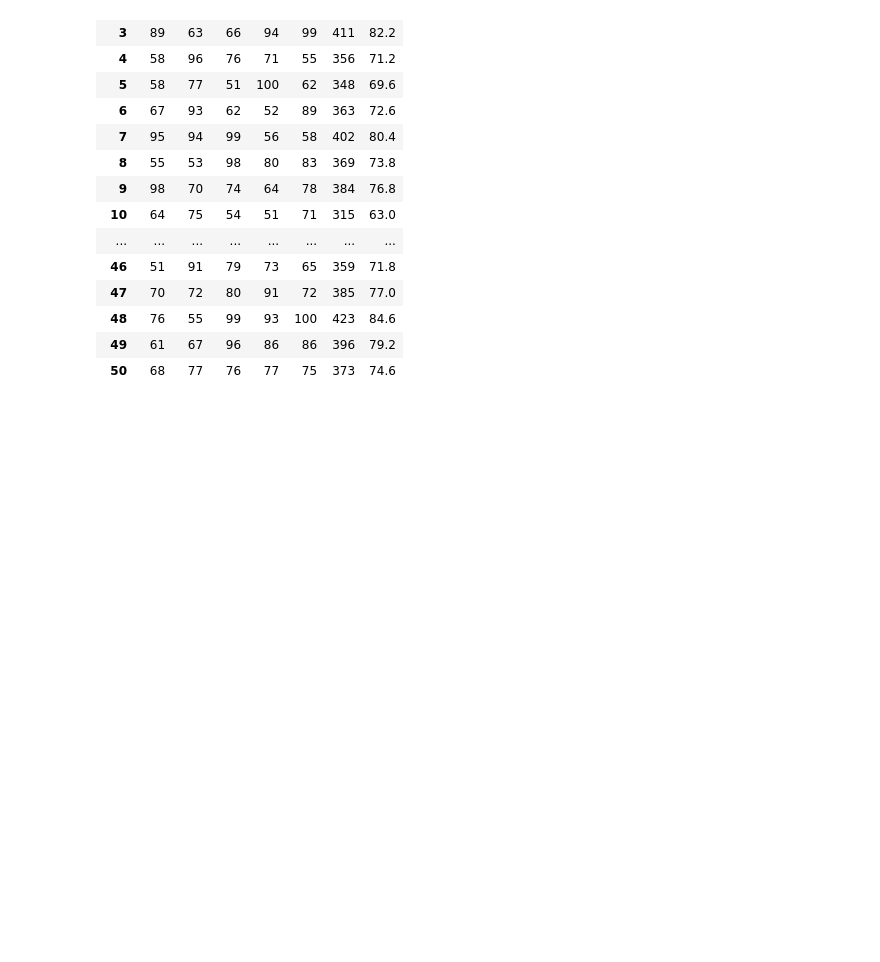
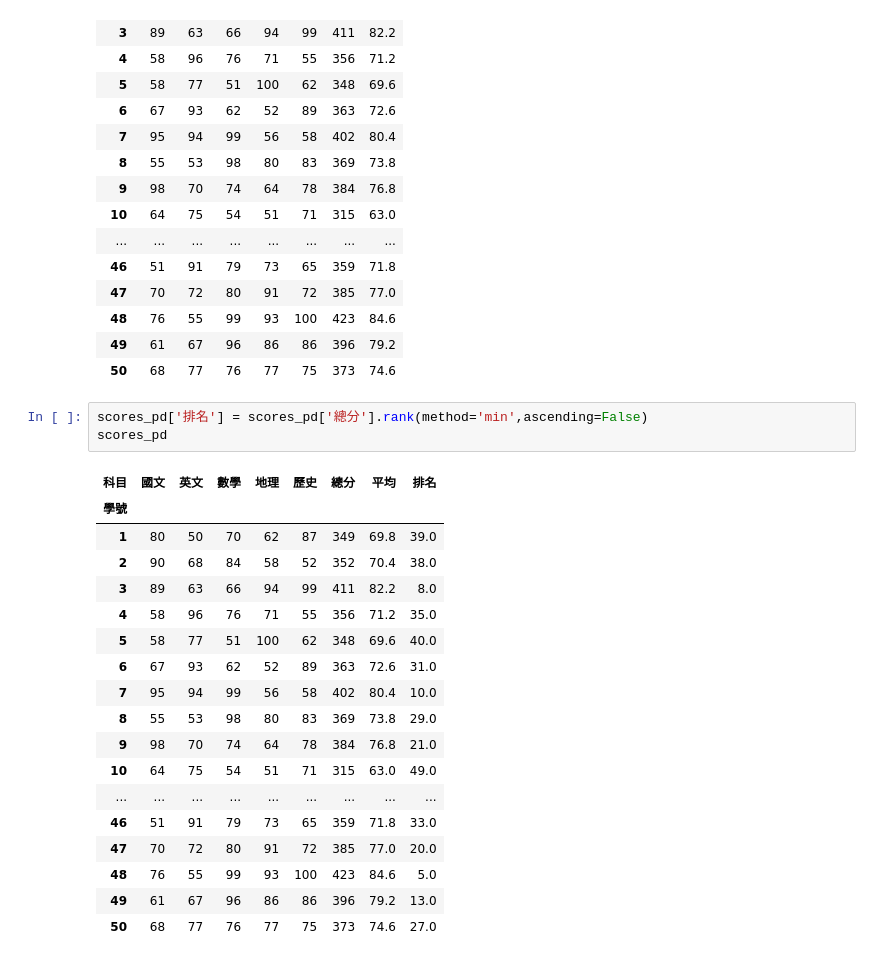
Before and after one commit to Antinomy1553922/python-AI-, a Jupyter notebook: lesson19/lesson19_1.ipynb, the cells around one changed output. Drawn from its saved outputs; the diff is of its cells as text; blank space fills up the shorter version.

```diff
--- a/lesson19/lesson19_1.ipynb
+++ b/lesson19/lesson19_1.ipynb
@@ -169,3 +169,25 @@ scores_pd
 | 48 | 76 | 55 | 99 | 93 | 100 | 423 | 84.6 |
 | 49 | 61 | 67 | 96 | 86 | 86 | 396 | 79.2 |
 | 50 | 68 | 77 | 76 | 77 | 75 | 373 | 74.6 |
+# %%
+scores_pd['排名'] = scores_pd['總分'].rank(method='min',ascending=False)
+scores_pd
+# %% [output]
+| 科目 | 國文 | 英文 | 數學 | 地理 | 歷史 | 總分 | 平均 | 排名 |
+| 學號 |  |  |  |  |  |  |  |  |
+| 1 | 80 | 50 | 70 | 62 | 87 | 349 | 69.8 | 39.0 |
+| 2 | 90 | 68 | 84 | 58 | 52 | 352 | 70.4 | 38.0 |
+| 3 | 89 | 63 | 66 | 94 | 99 | 411 | 82.2 | 8.0 |
+| 4 | 58 | 96 | 76 | 71 | 55 | 356 | 71.2 | 35.0 |
+| 5 | 58 | 77 | 51 | 100 | 62 | 348 | 69.6 | 40.0 |
+| 6 | 67 | 93 | 62 | 52 | 89 | 363 | 72.6 | 31.0 |
+| 7 | 95 | 94 | 99 | 56 | 58 | 402 | 80.4 | 10.0 |
+| 8 | 55 | 53 | 98 | 80 | 83 | 369 | 73.8 | 29.0 |
+| 9 | 98 | 70 | 74 | 64 | 78 | 384 | 76.8 | 21.0 |
+| 10 | 64 | 75 | 54 | 51 | 71 | 315 | 63.0 | 49.0 |
+| ... | ... | ... | ... | ... | ... | ... | ... | ... |
+| 46 | 51 | 91 | 79 | 73 | 65 | 359 | 71.8 | 33.0 |
+| 47 | 70 | 72 | 80 | 91 | 72 | 385 | 77.0 | 20.0 |
+| 48 | 76 | 55 | 99 | 93 | 100 | 423 | 84.6 | 5.0 |
+| 49 | 61 | 67 | 96 | 86 | 86 | 396 | 79.2 | 13.0 |
+| 50 | 68 | 77 | 76 | 77 | 75 | 373 | 74.6 | 27.0 |
```
Also changed, not shown: parts of 1 cell of this notebook.
